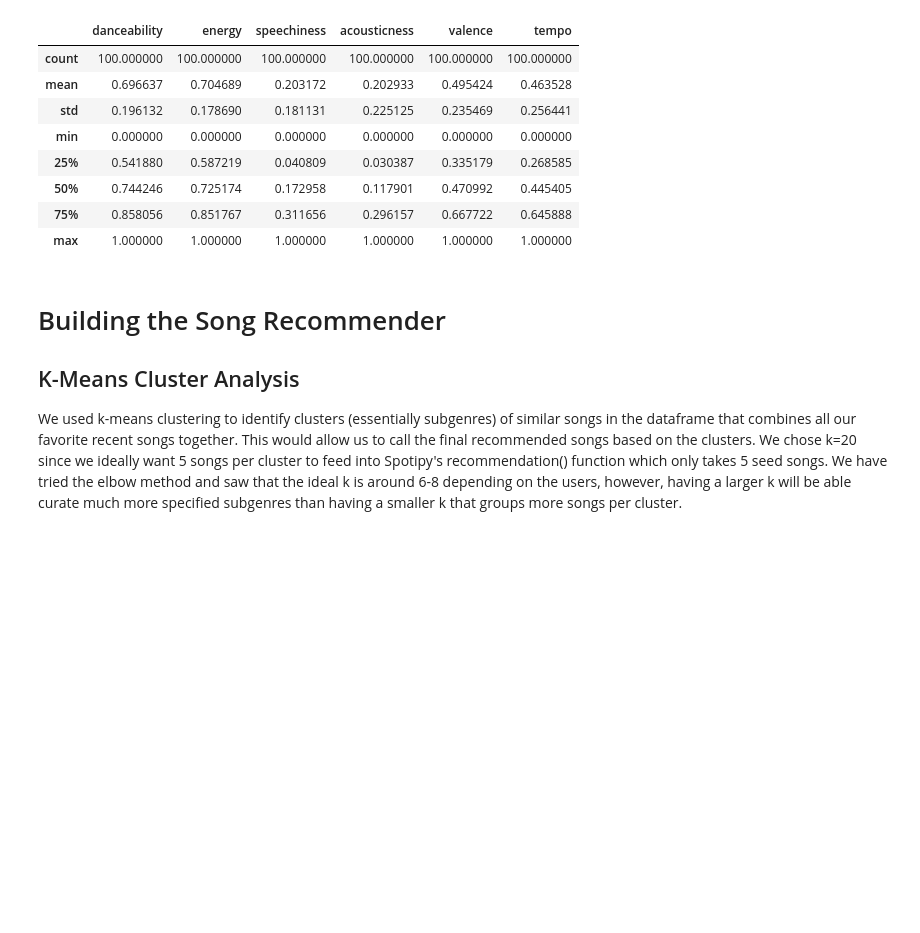
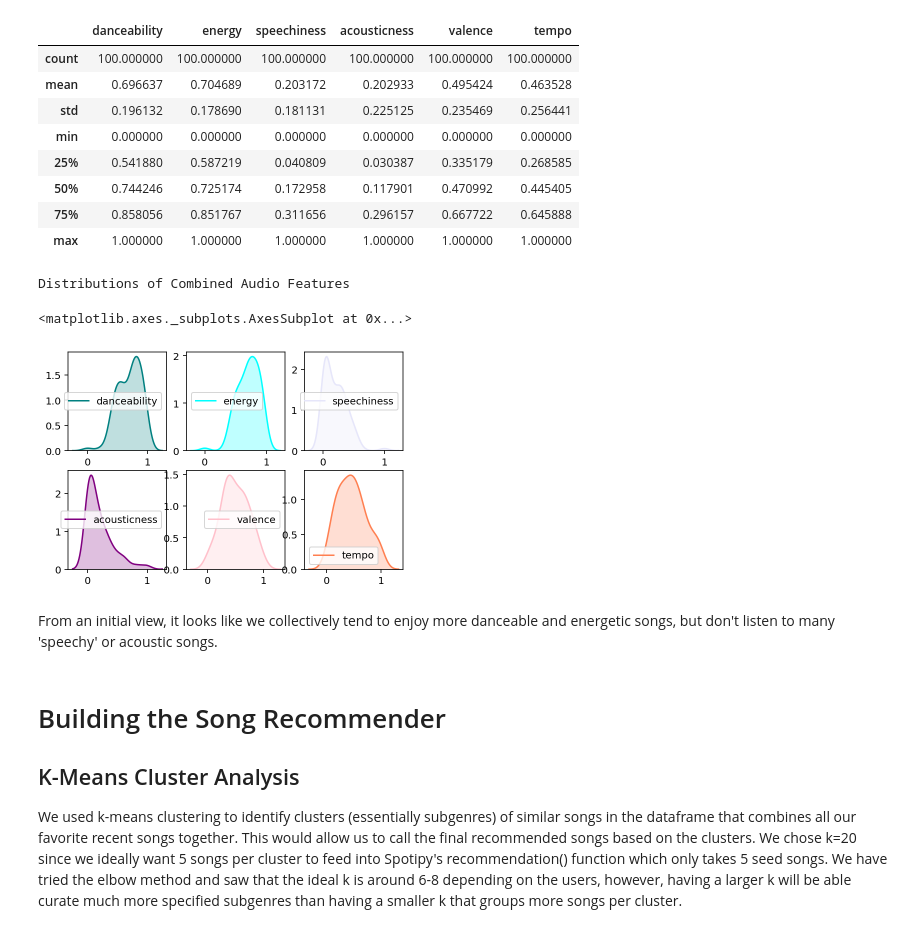
Before and after one commit to trustinyoon/Spotify-Data-Analysis, a Jupyter notebook: Spotify_Data_Manipulation_With_CSV_Extraction.ipynb, the cells around one changed output. Cells and saved outputs as stored; diff of their text form; code cells hidden in the pictures; blank space fills up the shorter version.

```diff
--- a/Spotify_Data_Manipulation_With_CSV_Extraction.ipynb
+++ b/Spotify_Data_Manipulation_With_CSV_Extraction.ipynb
@@ -125,6 +119,27 @@ dfs.describe()
 | 50% | 0.744246 | 0.725174 | 0.172958 | 0.117901 | 0.470992 | 0.445405 |
 | 75% | 0.858056 | 0.851767 | 0.311656 | 0.296157 | 0.667722 | 0.645888 |
 | max | 1.000000 | 1.000000 | 1.000000 | 1.000000 | 1.000000 | 1.000000 |
+# %%
+# Visualizing distribution of audio features of our combined songs
+print("Distributions of Combined Audio Features")
+plt.subplot(2,3,1)
+sns.kdeplot(data=dfs.danceability,shade=True,color='teal')
+plt.subplot(2,3,2)
+sns.kdeplot(data=dfs.energy,shade=True,color='cyan')
+plt.subplot(2,3,3)
+sns.kdeplot(data=dfs.speechiness,shade=True,color='lavender')
+plt.subplot(2,3,4)
+sns.kdeplot(data=dfs.acousticness,shade=True,color='purple')
+plt.subplot(2,3,5)
+sns.kdeplot(data=dfs.valence,shade=True,color='pink')
+plt.subplot(2,3,6)
+sns.kdeplot(data=dfs.tempo,shade=True,color='coral')
+# %% [output]
+Distributions of Combined Audio Features
+<matplotlib.axes._subplots.AxesSubplot at 0x...>
+[figure, added]
+# %% [markdown]
+From an initial view, it looks like we collectively tend to enjoy more danceable and energetic songs, but don't listen to many 'speechy' or acoustic songs.
 # %% [markdown]
 # Building the Song Recommender
 ## K-Means Cluster Analysis
```
Also changed, not shown: parts of 20 cells of this notebook.
